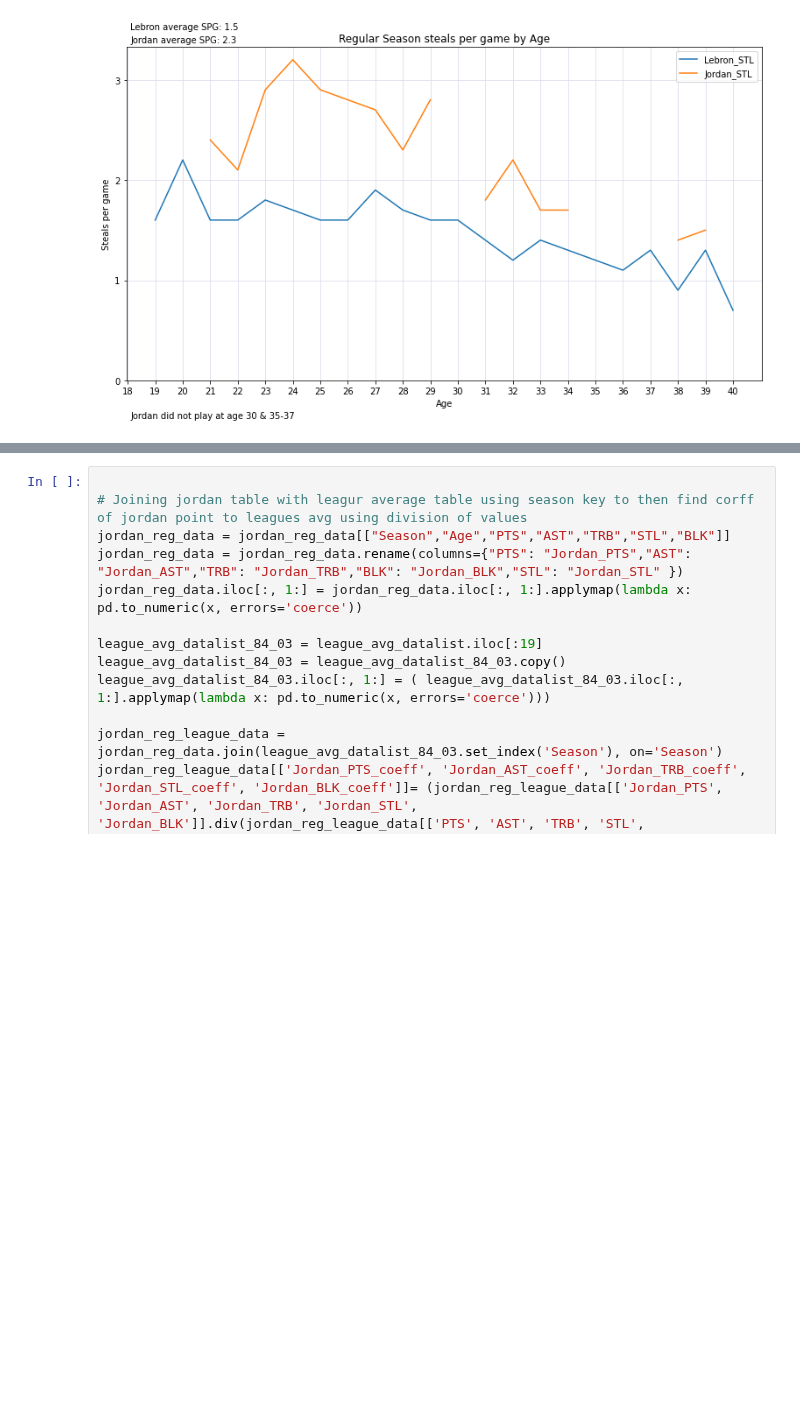
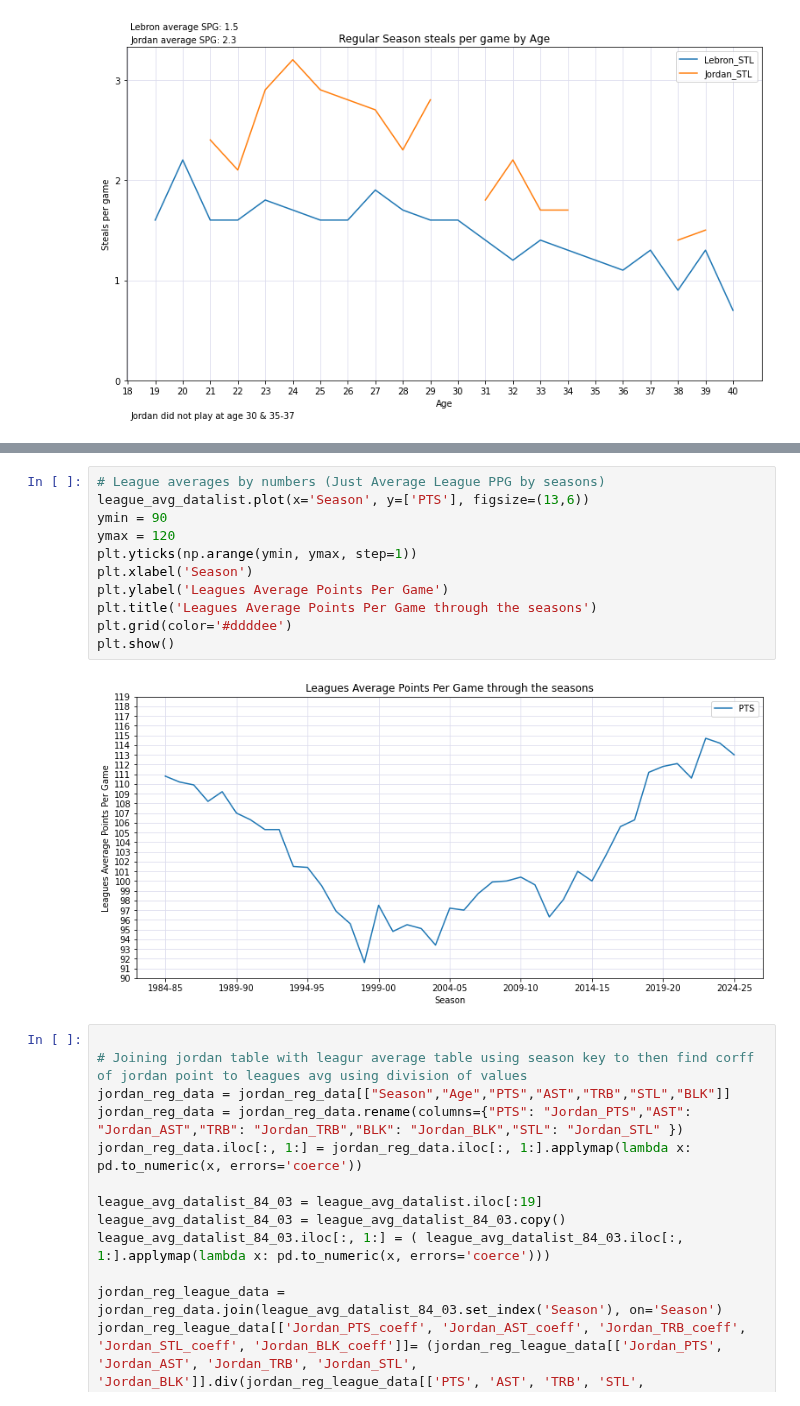
Before and after one commit to gohsoonhao/therealGOAT, a Jupyter notebook: reg_season_stats_awards.ipynb, the cells around one changed output, grey strips where cells are left out. Cells and saved outputs as stored; diff of their text form; blank space fills up the shorter version.

Commit message:
added league average ppg by season in chart

```diff
--- a/reg_season_stats_awards.ipynb
+++ b/reg_season_stats_awards.ipynb
@@ -167,3 +161,16 @@ league_avg_datalist.head(10)
+# %%
+# League averages by numbers (Just Average League PPG by seasons)
+league_avg_datalist.plot(x='Season', y=['PTS'], figsize=(13,6))
+ymin = 90
+ymax = 120
+plt.yticks(np.arange(ymin, ymax, step=1))
+plt.xlabel('Season')
+plt.ylabel('Leagues Average Points Per Game')
+plt.title('Leagues Average Points Per Game through the seasons')
+plt.grid(color='#ddddee')
+plt.show()
+# %% [output]
+[figure, added]
 # %%
 
 # Joining jordan table with leagur average table using season key to then find corff of jordan point to leagues avg using division of values
```
Also changed, not shown: parts of 1 cell of this notebook.
